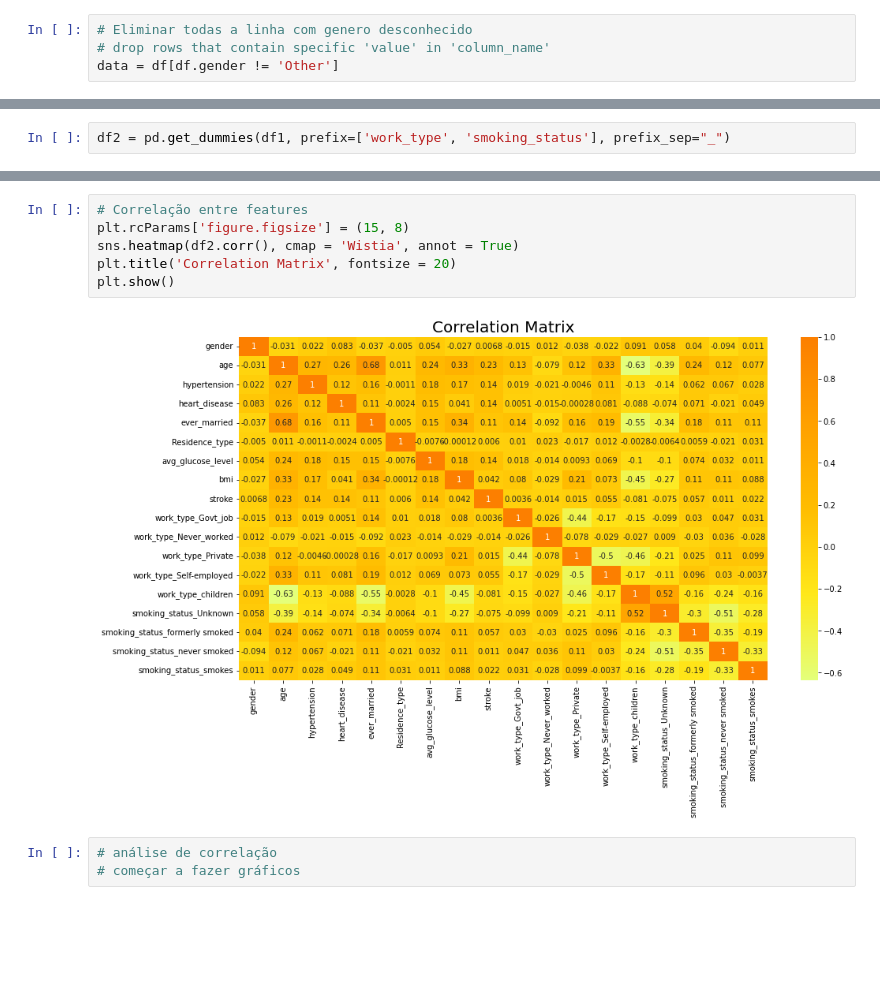
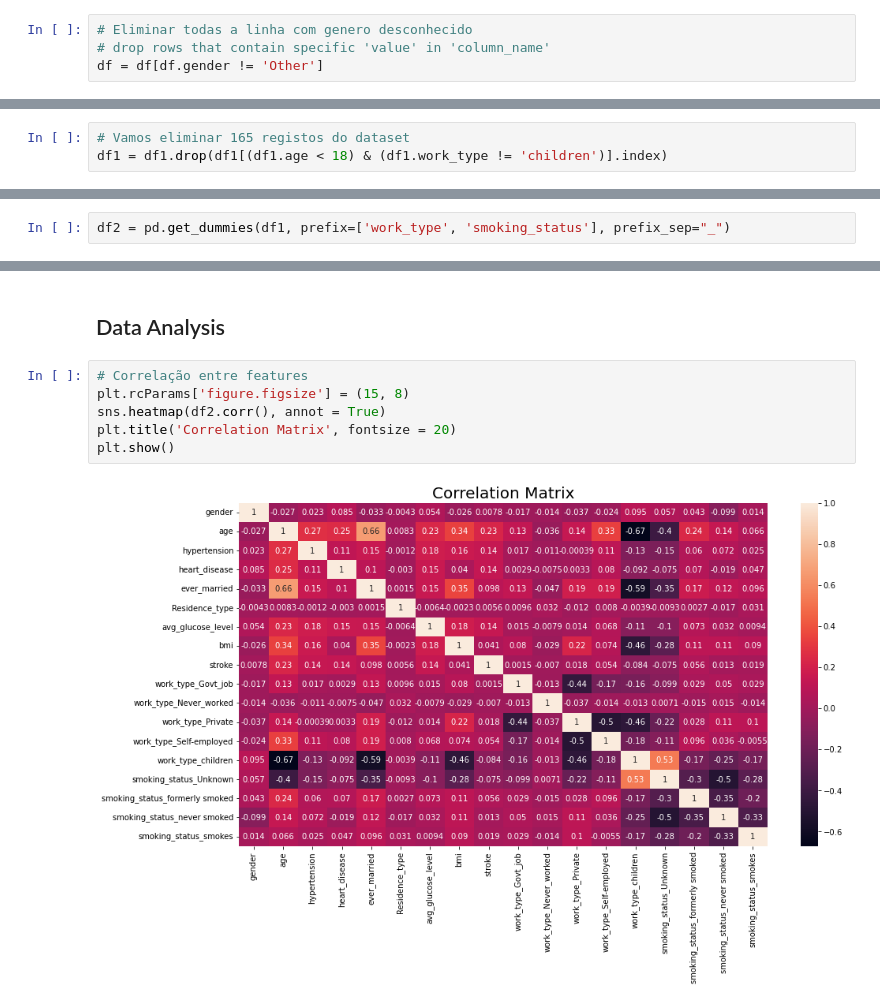
Before and after one commit to ManuelS0usa/Stroke_EDA, a Jupyter notebook: Stroke_EDA.ipynb, the cells around one changed output, grey strips where cells are left out. Cells and saved outputs as stored; diff of their text form; blank space fills up the shorter version.

```diff
--- a/Stroke_EDA.ipynb
+++ b/Stroke_EDA.ipynb
@@ -182,7 +190,7 @@ df[df['gender'] == 'Other']
 # %%
 # Eliminar todas a linha com genero desconhecido
 # drop rows that contain specific 'value' in 'column_name'
-data = df[df.gender != 'Other']
+df = df[df.gender != 'Other']
 # %%
 unk_smoking_status = df[df['smoking_status'] == 'Unknown']
 print('\nPeso(%) dos valores Unknown:', (unk_smoking_status.shape[0]*100)/df.shape[0])
@@ -337,0 +387,3 @@ df1.head()
+# %%
+# Vamos eliminar 165 registos do dataset
+df1 = df1.drop(df1[(df1.age < 18) & (df1.work_type != 'children')].index)
@@ -393,11 +590,10 @@ df2
+# %% [markdown]
+## Data Analysis
 # %%
 # Correlação entre features
 plt.rcParams['figure.figsize'] = (15, 8)
-sns.heatmap(df2.corr(), cmap = 'Wistia', annot = True)
+sns.heatmap(df2.corr(), annot = True)
 plt.title('Correlation Matrix', fontsize = 20)
 plt.show()
 # %% [output]
-[figure, old version]
+[figure, new version]
-# %%
-# análise de correlação
-# começar a fazer gráficos
```
Also changed, not shown: parts of 72 cells of this notebook.
